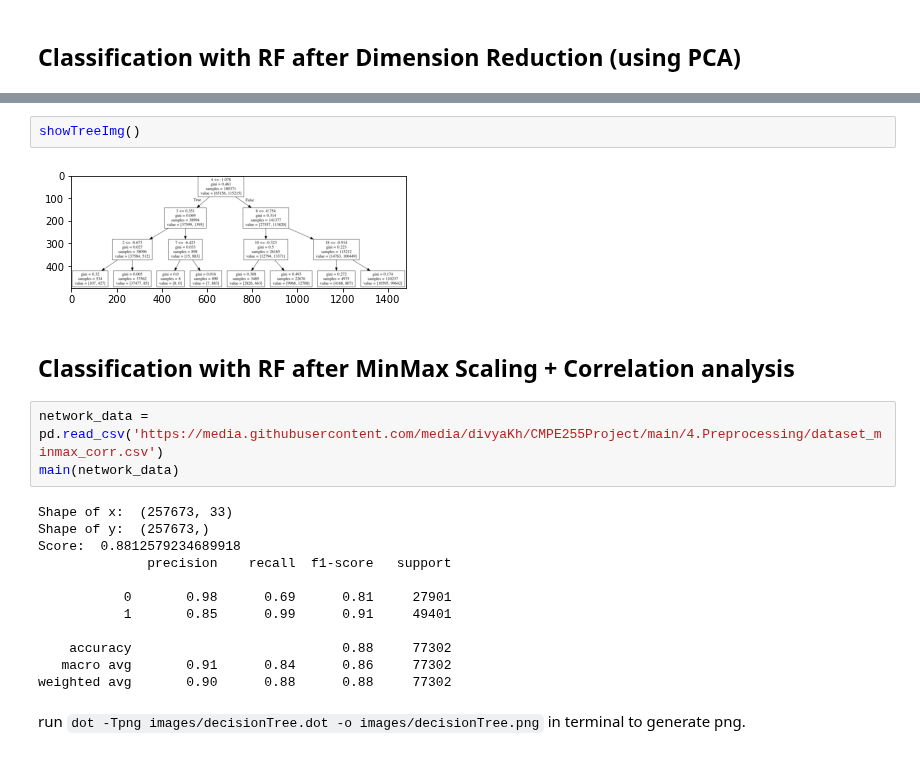
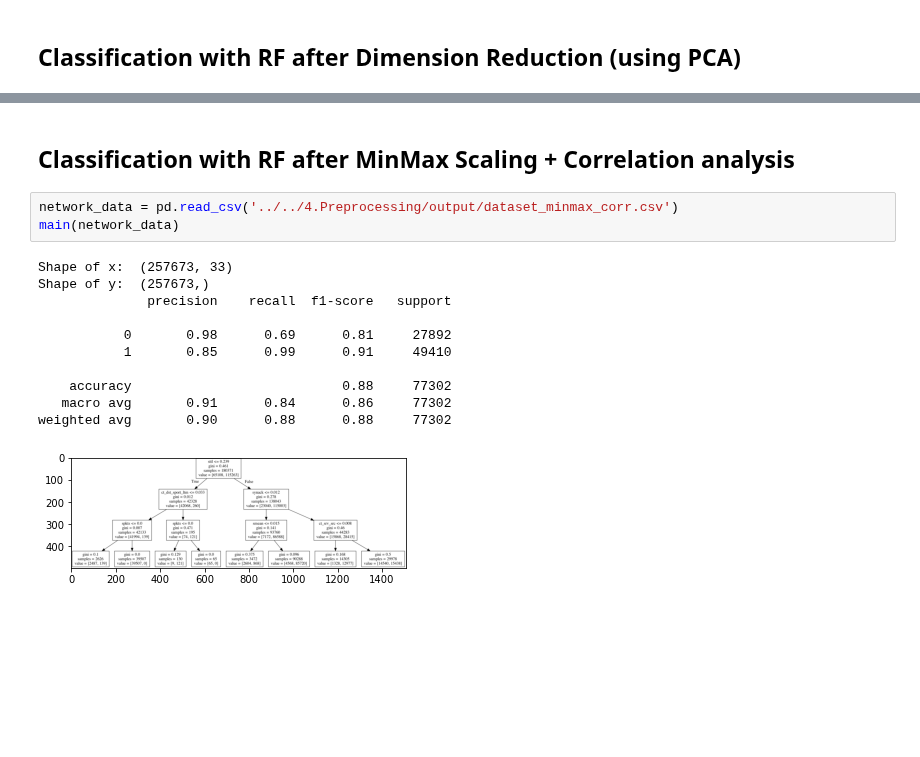
Before and after one commit to divyaKh/CMPE255Project, a Jupyter notebook: 5.ML_Models/baseline/DecisionTree.ipynb, the cells around one changed output, grey strips where cells are left out. Drawn from its saved outputs; the diff is of its cells as text; blank space fills up the shorter version.

```diff
--- a/5.ML_Models/baseline/DecisionTree.ipynb
+++ b/5.ML_Models/baseline/DecisionTree.ipynb
@@ -125,23 +106,17 @@ run `dot -Tpng images/decisionTree.dot -o images/decisionTree.png` in terminal t
-# %%
-showTreeImg()
-# %% [output]
-[figure, removed]
 # %% [markdown]
 ## Classification with RF after MinMax Scaling + Correlation analysis
 # %%
-network_data = pd.read_csv('https://media.githubusercontent.com/media/divyaKh/CMPE255Project/main/4.Preprocessing/dataset_minmax_corr.csv')
+network_data = pd.read_csv('../../4.Preprocessing/output/dataset_minmax_corr.csv')
 main(network_data)
 # %% [output]
 Shape of x:  (257673, 33)
 Shape of y:  (257673,)
-Score:  0.8812579234689918
               precision    recall  f1-score   support
 
-           0       0.98      0.69      0.81     27901
-           1       0.85      0.99      0.91     49401
+           0       0.98      0.69      0.81     27892
+           1       0.85      0.99      0.91     49410
 
     accuracy                           0.88     77302
    macro avg       0.91      0.84      0.86     77302
 weighted avg       0.90      0.88      0.88     77302
+[figure, added]
-# %% [markdown]
-run `dot -Tpng images/decisionTree.dot -o images/decisionTree.png` in terminal to generate png.
```
Also changed, not shown: parts of 13 cells of this notebook.
